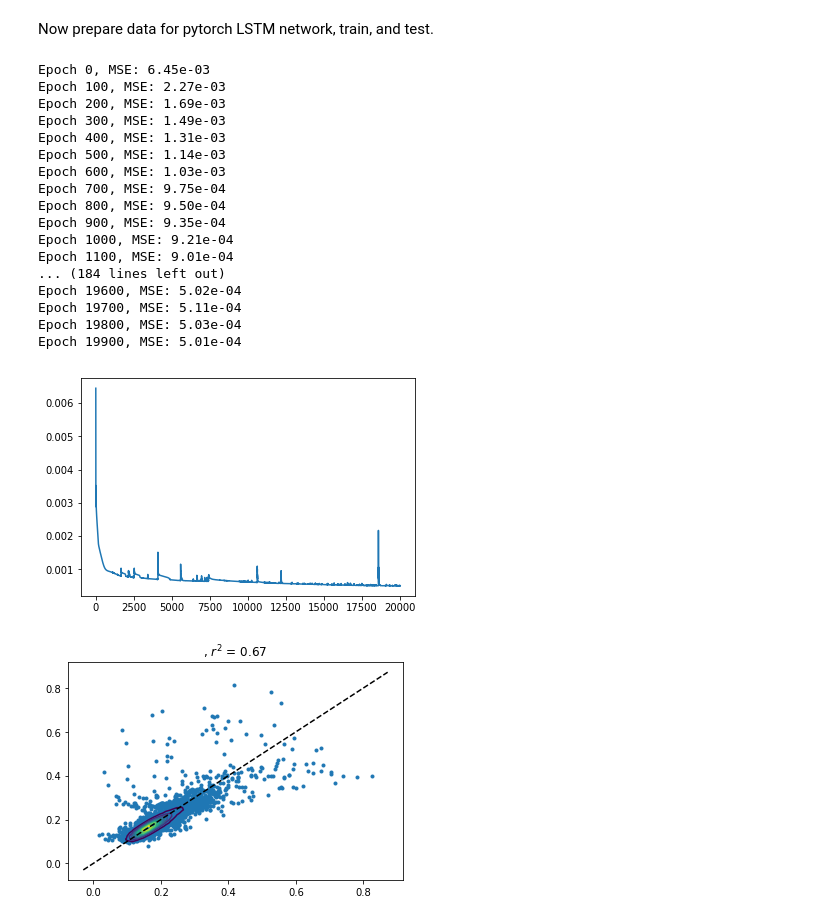
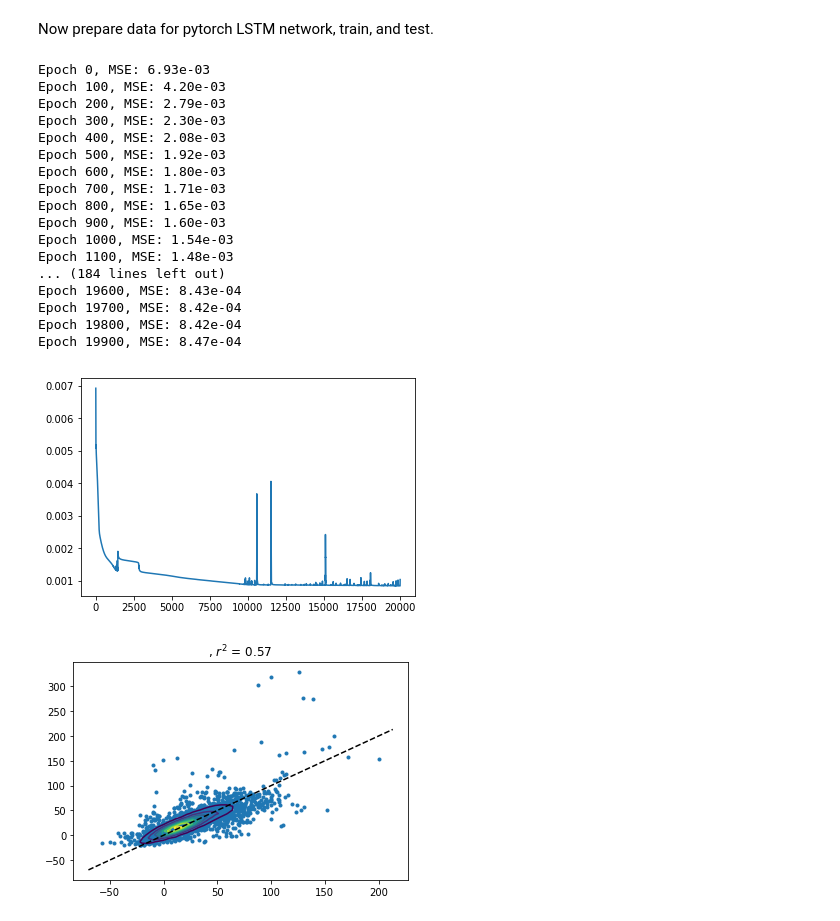
Before and after one commit to sarttiso/spaceweather, a Jupyter notebook: forecasting_q10_LSTM.ipynb, the cells around one changed output. Saved outputs shown, nothing was run; the diff lists cells and outputs as text; code cells hidden in the pictures.

```diff
--- a/forecasting_q10_LSTM.ipynb
+++ b/forecasting_q10_LSTM.ipynb
@@ -284,32 +284,12 @@ plt.show()
 # %% [markdown]
 I need to be careful about detecting multiples storms in close proximity, however, since these are likely to be the same storm, and so we should not double count it in the data set.
-# %%
-nhr_before = 48
-nhr_after = 178
-
-# indices of q10 > 50
-thres_idx = findseq(main_idx, 1)
-
-# begin with first entry of thresholded indices
-storm_idx = thres_idx[0,:].reshape(1,-1)
-# counter
-c = 0
-for ii in range(len(thres_idx)-1):
-    if (thres_idx[ii+1,0] - storm_idx[c,1]) < 48:
-        storm_idx[c,1] = thres_idx[ii+1,1]
-        storm_idx[c,2] = storm_idx[c,1] - storm_idx[c,0] + 1
-    else:
-        storm_idx = np.append(storm_idx, thres_idx[ii+1,:].reshape(1,-1), axis=0)
-        c += 1
-
-nstorm = storm_idx.shape[0]
-batch_size = nhr_before + nhr_after
-
-for ii in range(nstorm):
-    storm_idx[ii,0] = np.max((0, storm_idx[ii,0]-nhr_before))
-    storm_idx[ii,1] = np.min((ndat, storm_idx[ii,0]+nhr_after+nhr_before))
-
-storm_idx = storm_idx[:, 0:2]
+# %%
+nhr_after = 100
+nhr_before = 36
+
+storm_idx = findstorm(q10, 60, less=False, nhr_before=nhr_before, nhr_after=nhr_after)
+
+batch_size = nhr_before + nhr_after
 # %% [markdown]
 Having identified storms, now split up the storms into training and testing sets.
 # %%
@@ -358,7 +338,7 @@ data_out_train = torch.from_numpy(data_out_train).float().cuda()
 data_in_test = torch.from_numpy(data_in_test).float().cuda()
 data_out_test = torch.from_numpy(data_out_test).float().cuda()
 # %%
-hidden_dim = 10
+hidden_dim = 4
 num_layers = 1
 
 model = LSTM(input_dim, hidden_dim, batch_size, output_dim, num_layers)
@@ -390,31 +370,35 @@ plt.figure()
 plt.plot(hist)
 plt.show()
 # %% [output]
-Epoch 0, MSE: 6.45e-03
-Epoch 100, MSE: 2.27e-03
-Epoch 200, MSE: 1.69e-03
-Epoch 300, MSE: 1.49e-03
-Epoch 400, MSE: 1.31e-03
-Epoch 500, MSE: 1.14e-03
-Epoch 600, MSE: 1.03e-03
-Epoch 700, MSE: 9.75e-04
-Epoch 800, MSE: 9.50e-04
-Epoch 900, MSE: 9.35e-04
-Epoch 1000, MSE: 9.21e-04
-Epoch 1100, MSE: 9.01e-04
+Epoch 0, MSE: 6.93e-03
+Epoch 100, MSE: 4.20e-03
+Epoch 200, MSE: 2.79e-03
+Epoch 300, MSE: 2.30e-03
+Epoch 400, MSE: 2.08e-03
+Epoch 500, MSE: 1.92e-03
+Epoch 600, MSE: 1.80e-03
+Epoch 700, MSE: 1.71e-03
+Epoch 800, MSE: 1.65e-03
+Epoch 900, MSE: 1.60e-03
+Epoch 1000, MSE: 1.54e-03
+Epoch 1100, MSE: 1.48e-03
 ... (184 lines left out)
-Epoch 19600, MSE: 5.02e-04
-Epoch 19700, MSE: 5.11e-04
-Epoch 19800, MSE: 5.03e-04
-Epoch 19900, MSE: 5.01e-04
+Epoch 19600, MSE: 8.43e-04
+Epoch 19700, MSE: 8.42e-04
+Epoch 19800, MSE: 8.42e-04
+Epoch 19900, MSE: 8.47e-04
-[figure, old version]
+[figure, new version]
 # %%
 model.hidden = model.init_hidden()
 test_pred = model(data_in_test)
-test_pred = test_pred.reshape(-1,1)
+test_pred = test_pred.reshape(-1, batch_size)
 
 x = data_out_test.cpu().detach().numpy()
 y = test_pred.cpu().detach().numpy()
+
+x = scaler_output.inverse_transform(x)
+y = scaler_output.inverse_transform(y)
+
 plotcorr(x, y)
 # %% [output]
-[figure, old version]
+[figure, new version]
```
Also changed, not shown: parts of 2 cells of this notebook, 1 other file.
